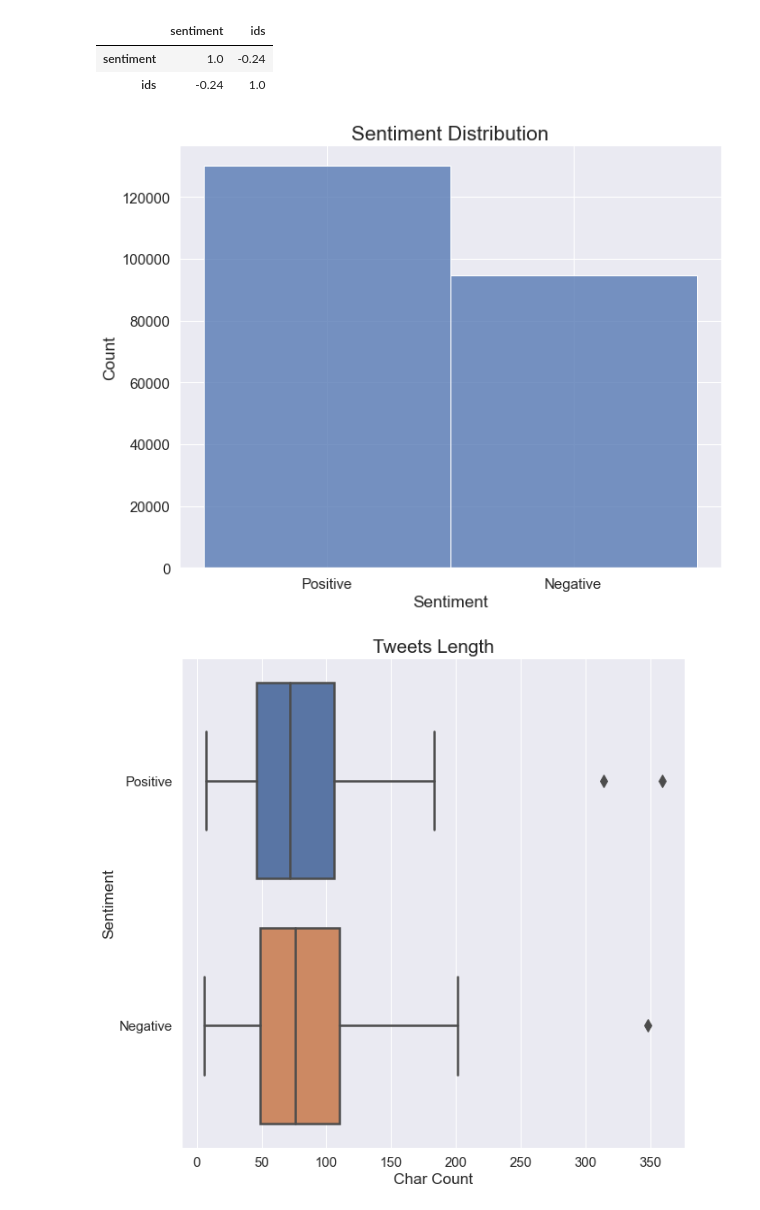
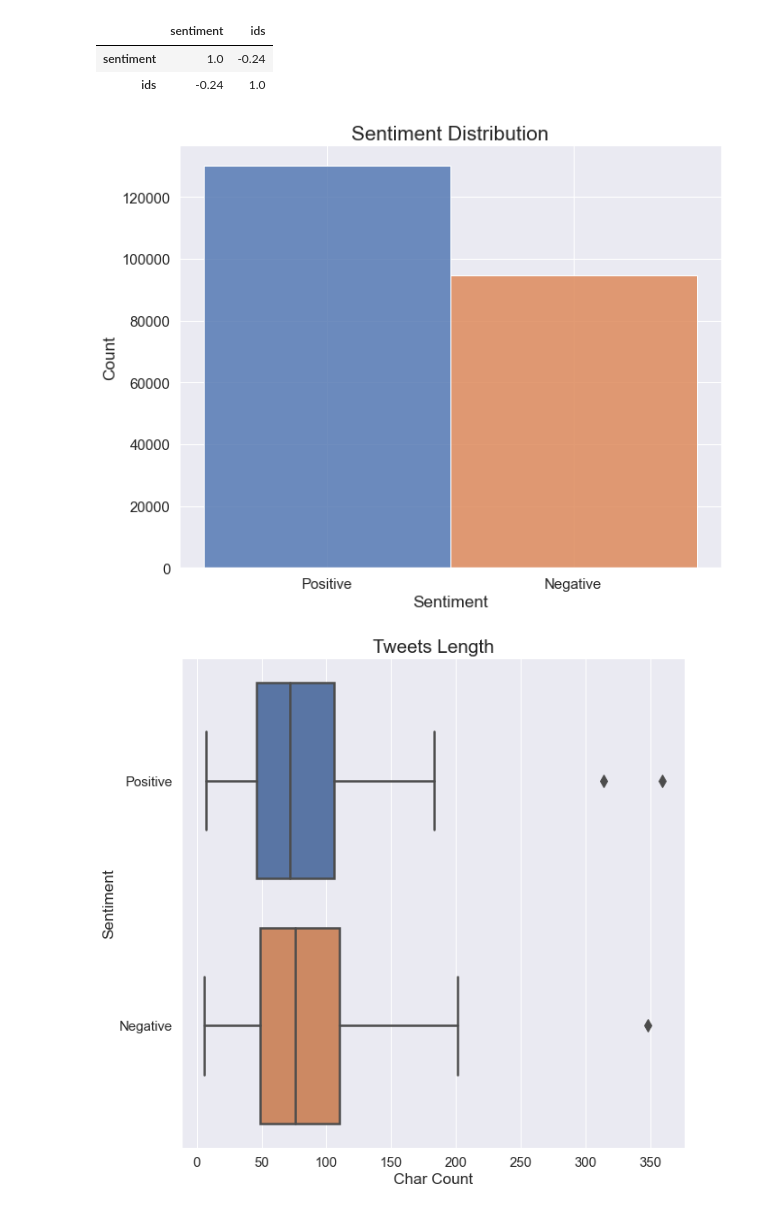
Before and after one commit to Gio99c/dsl-project, a Jupyter notebook: Exploratory Data Analysis.ipynb, the cells around one changed output. Cells and saved outputs as stored; diff of their text form; code cells hidden in the pictures.

Commit message:
figures updated

```diff
--- a/Exploratory Data Analysis.ipynb
+++ b/Exploratory Data Analysis.ipynb
@@ -78,23 +78,23 @@ tweets.corr().style.format("{:.2}").background_gradient(cmap=plt.get_cmap('coolw
 # %%
 tweets = load_dataset()
 fig, ax = plt.subplots(figsize=(10, 8))
 
 d = {0: "Negative", 1:"Positive"}
-sns.histplot(data= tweets["sentiment"].apply(lambda x: d[x]),ax=ax)
+sns.histplot(x=tweets["sentiment"].apply(lambda x: d[x]), ax=ax, hue=tweets["sentiment"], legend=None, hue_order=[1, 0], alpha=0.8)
 
 plt.title("Sentiment Distribution", fontdict={"fontsize": "xx-large"})
 
 plt.xlabel("Sentiment", fontdict={"fontsize": "x-large"})
 plt.ylabel("Count", fontdict={"fontsize": "x-large"})
 
 plt.xticks(fontsize=15)
 plt.yticks(fontsize=15)
 
 fig.savefig("./report/figures/unbalanced.svg", format='svg')
 
 plt.show()
 # %% [output]
-[figure, old version]
+[figure, new version]
 # %%
 tweets = load_dataset()
 tweets["text"] = tweets["text"].apply(lambda x : html.unescape(x))
```
Also changed, not shown: parts of 1 cell of this notebook, 8 other files.
